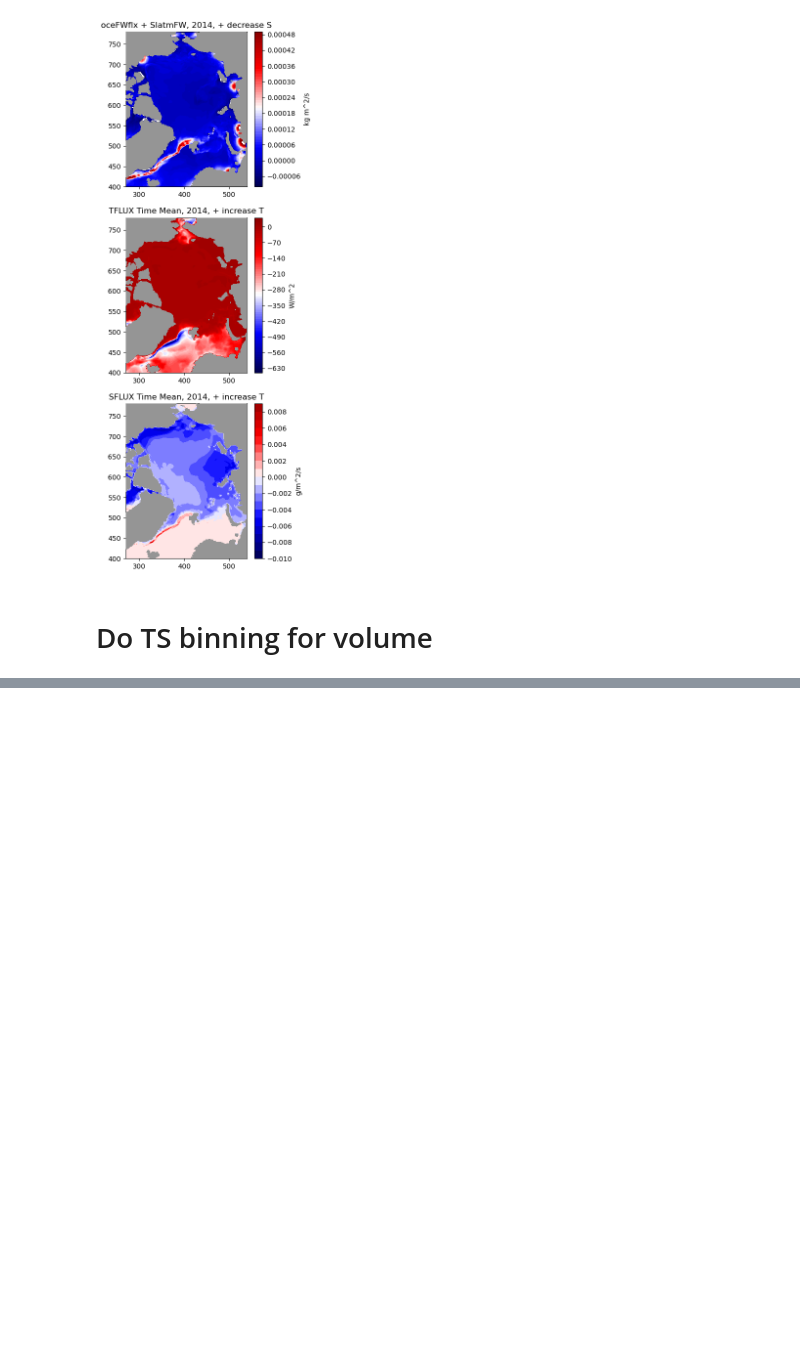
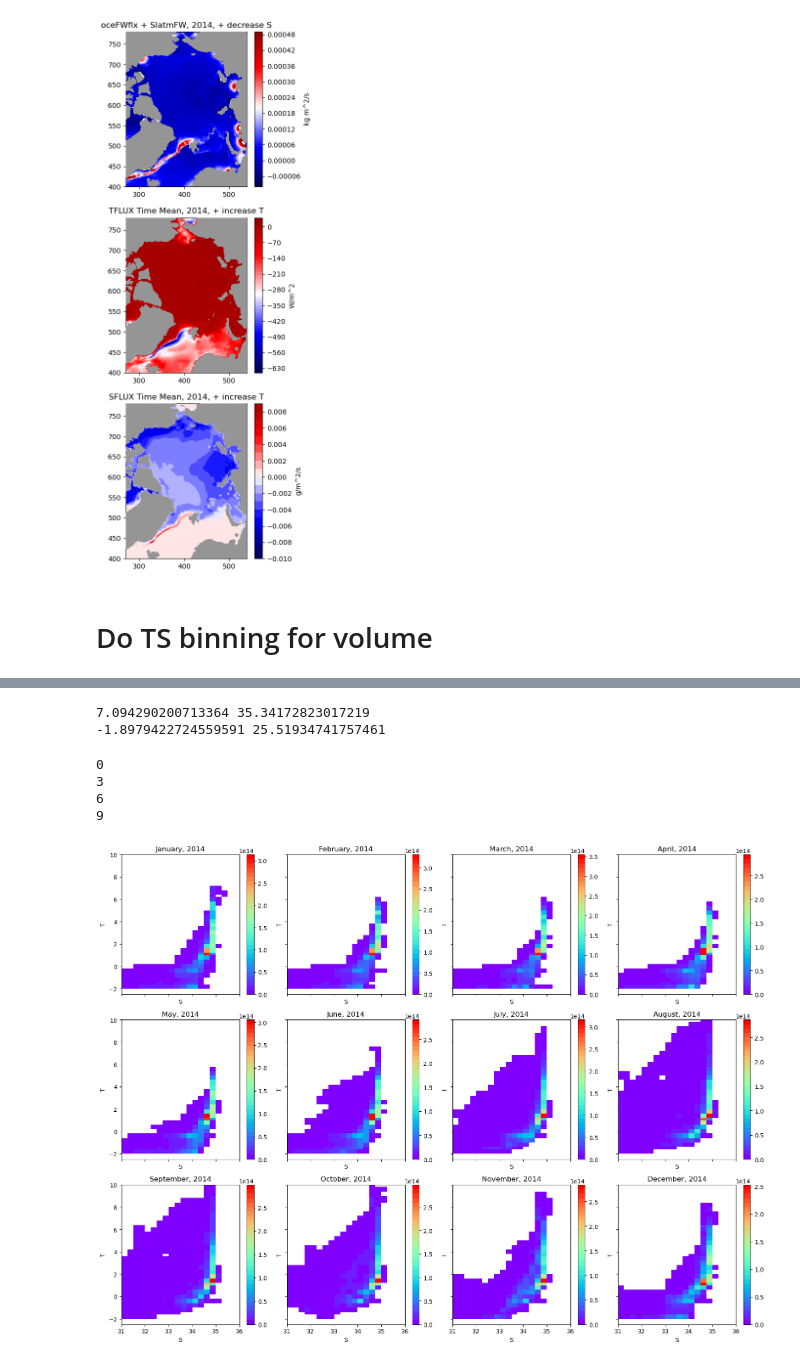
Before and after one commit to margaretmurakami/crios_backups, a Jupyter notebook: ASTE_270/Pemberton/VolumeExchangeDemo.ipynb, the cells around one changed output, grey strips where cells are left out. Drawn from its saved outputs; the diff is of its cells as text; code cells hidden in the pictures; blank space fills up the shorter version.

Commit message:
added volume dist. for wmt

```diff
--- a/ASTE_270/Pemberton/VolumeExchangeDemo.ipynb
+++ b/ASTE_270/Pemberton/VolumeExchangeDemo.ipynb
@@ -784,0 +807,8 @@ plt.savefig(path + "pemberton_fig5_2014.png",dpi=300)
+# %%
+# we want to bin theta and salt into the T and S bins
+binned_theta = bin_array(theta,binsTH_edges)
+binned_theta = binned_theta.astype(float)
+binned_theta[binned_theta == nT] = np.nan     # because the binning is setting nan to last value
+binned_salinity = bin_array(salt,binsSLT_edges)
+binned_salinity = binned_salinity.astype(float)
+binned_salinity[binned_salinity == nS] = np.nan
@@ -784,0 +835,3 @@ plt.savefig(path + "pemberton_fig5_2014.png",dpi=300)
+# %%
+# we also want to add the volume to the dataset and make an mesh to plot
+vol_mesh = create_mesh(-1,ds,nS,nT,npoints,"volume",mskBasin,iB,dT,dS)
@@ -784,0 +865,43 @@ plt.savefig(path + "pemberton_fig5_2014.png",dpi=300)
+# %%
+# sanity check for below
+testtheta = theta[0]
+testtheta *= mymsk[np.newaxis,:,:]/6
+
+testsalt = salt[0]
+testsalt *= mymsk[np.newaxis,:,:]/6
+print(np.nanmax(testtheta),np.nanmax(testsalt))
+print(np.nanmin(testtheta),np.nanmin(testsalt))
+# %% [output]
+7.094290200713364 35.34172823017219
+-1.8979422724559591 25.51934741757461
+# %%
+# plot all 12 months
+fig, axs = plt.subplots(3, 4, figsize=(16, 12),sharex = True, sharey = True)
+cmap = plt.get_cmap('rainbow',31).copy()
+cmap.set_under(color='white')
+
+for i, ax in enumerate(axs.flat):
+    if i % 3 == 0:
+        print(i)
+    # Calculate the sum along axis 2, ignoring NaNs
+    data = np.nansum(vol_mesh[i, :, :, :], axis=2)
+
+    # Plot the pcolormesh
+    cb = ax.pcolormesh(Sbin, Tbin, data, shading='flat', vmin=0.0001, cmap=cmap)
+    ax.set_title(datetimes[i].strftime("%B, %Y"))
+    ax.set_xlabel('S')
+    ax.set_ylabel('T')
+    ax.set_xlim(31,36)
+    ax.set_ylim(-2.5,10)
+    fig.colorbar(cb, ax=ax)
+plt.subplots_adjust(wspace=0.1, hspace=0.1)
+plt.tight_layout()
+
+plt.savefig(path + "monthlyTS_Barents.png" ,dpi=300)
+plt.show()
+# %% [output]
+0
+3
+6
+9
+[figure, added]
```
Also changed, not shown: parts of 6 cells of this notebook, 1 other file.
